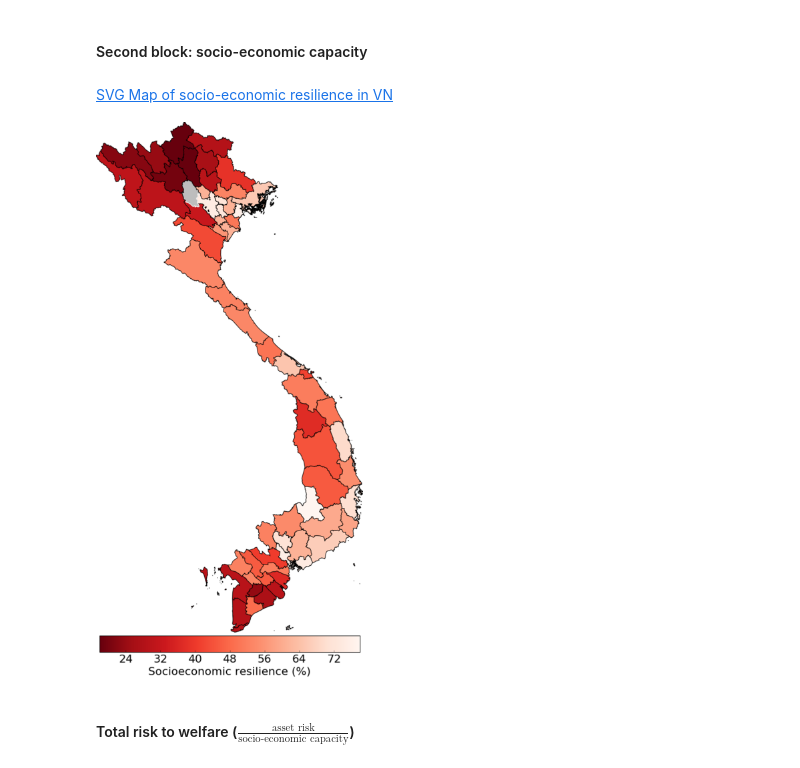
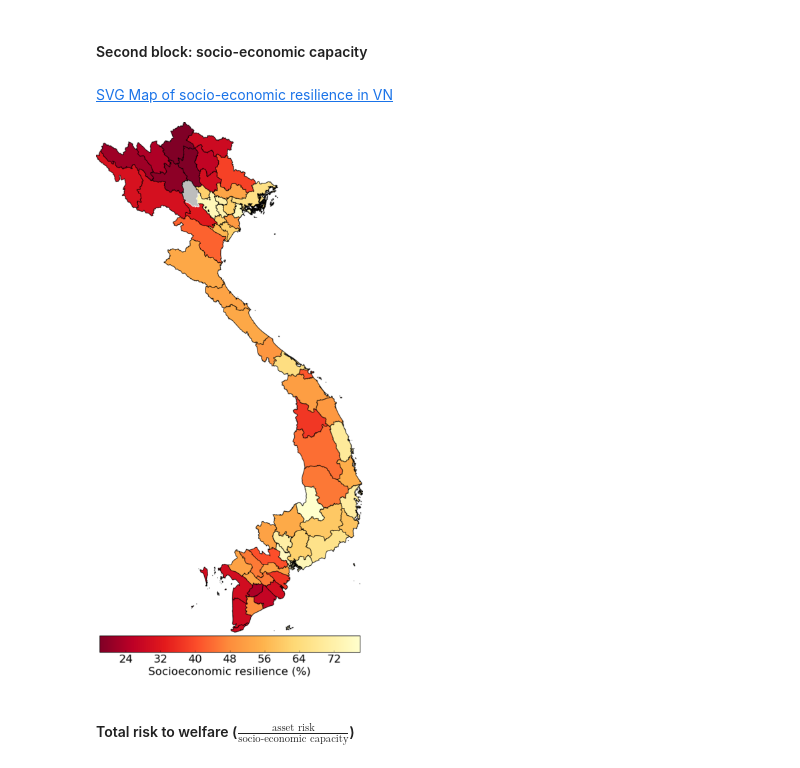
Before and after one commit to adrivsh/resilience_indicator_phl, a Jupyter notebook: draw_maps.ipynb, the cells around one changed output. Saved outputs shown, nothing was run; the diff lists cells and outputs as text; code cells hidden in the pictures.

```diff
--- a/draw_maps.ipynb
+++ b/draw_maps.ipynb
@@ -71,14 +68,14 @@ SVG Map of asset risk in Vietnam
 # %%
 make_map_from_svg(
         df_with_results.resilience,
         svg_file_path,
         outname="se_capacity",
-        color_maper=plt.cm.get_cmap("Reds_r"),
+        color_maper=plt.cm.get_cmap("YlOrRd_r"),
         label="Socioeconomic resilience (%)",
         new_title="Map of socio-economic resilience in VN")
 # %% [output]
 SVG Map of socio-economic resilience in VN
-[figure, old version]
+[figure, new version]
 # %% [markdown]
 #### Total risk to welfare ($\frac {\text{asset risk}} {\text{socio-economic capacity}}$)
 # %%
```
Also changed, not shown: parts of 3 cells of this notebook, 10 other files.
